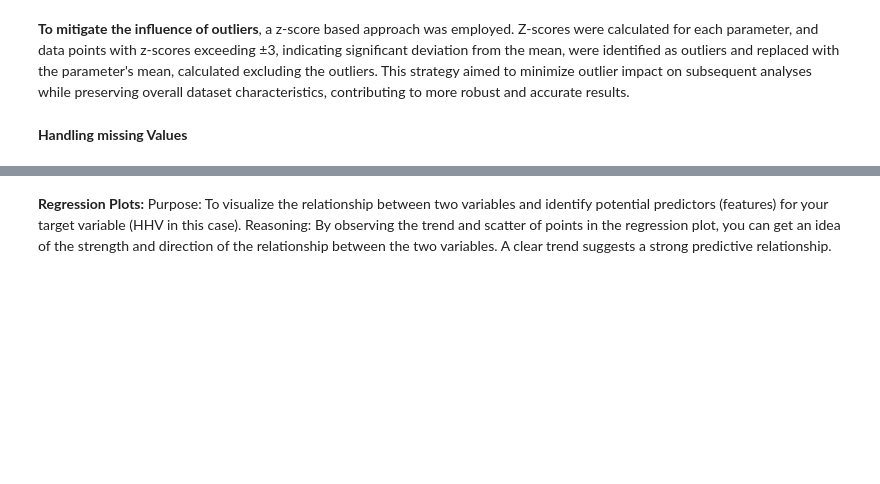
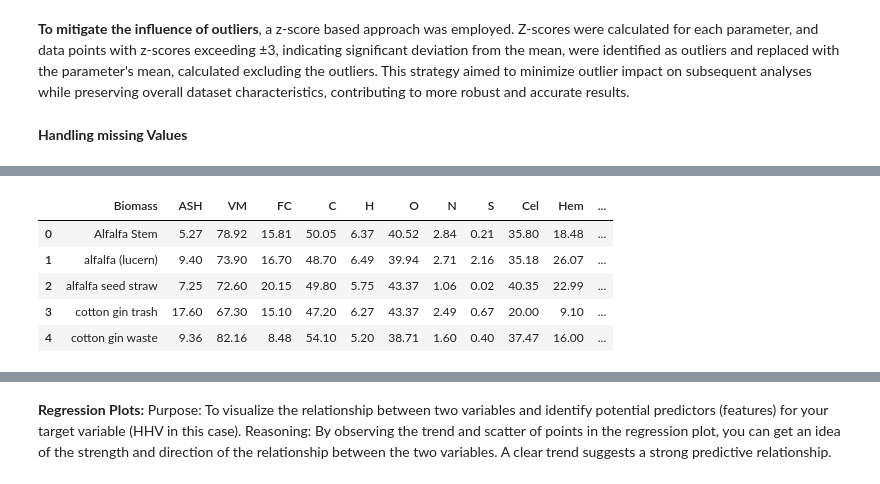
Before and after one commit to nakatoconstance/nakatoconstance, a Jupyter notebook: Yet_another_copy_of_Neural_Network_Models_October_2024.ipynb, the cells around one changed output, grey strips where cells are left out. Cells and saved outputs as stored; diff of their text form; code cells hidden in the pictures; blank space fills up the shorter version.

```diff
--- a/Yet_another_copy_of_Neural_Network_Models_October_2024.ipynb
+++ b/Yet_another_copy_of_Neural_Network_Models_October_2024.ipynb
@@ -144,0 +180,9 @@ data[columns_to_impute] = data_imputed[columns_to_impute]
+# %%
+data.head()
+# %% [output]
+|  | Biomass | ASH | VM | FC | C | H | O | N | S | Cel | Hem | ... |
+| 0 | Alfalfa Stem | 5.27 | 78.92 | 15.81 | 50.05 | 6.37 | 40.52 | 2.84 | 0.21 | 35.80 | 18.48 | ... |
+| 1 | alfalfa (lucern) | 9.40 | 73.90 | 16.70 | 48.70 | 6.49 | 39.94 | 2.71 | 2.16 | 35.18 | 26.07 | ... |
+| 2 | alfalfa seed straw | 7.25 | 72.60 | 20.15 | 49.80 | 5.75 | 43.37 | 1.06 | 0.02 | 40.35 | 22.99 | ... |
+| 3 | cotton gin trash | 17.60 | 67.30 | 15.10 | 47.20 | 6.27 | 43.37 | 2.49 | 0.67 | 20.00 | 9.10 | ... |
+| 4 | cotton gin waste | 9.36 | 82.16 | 8.48 | 54.10 | 5.20 | 38.71 | 1.60 | 0.40 | 37.47 | 16.00 | ... |
```
Also changed, not shown: parts of 12 cells of this notebook.
